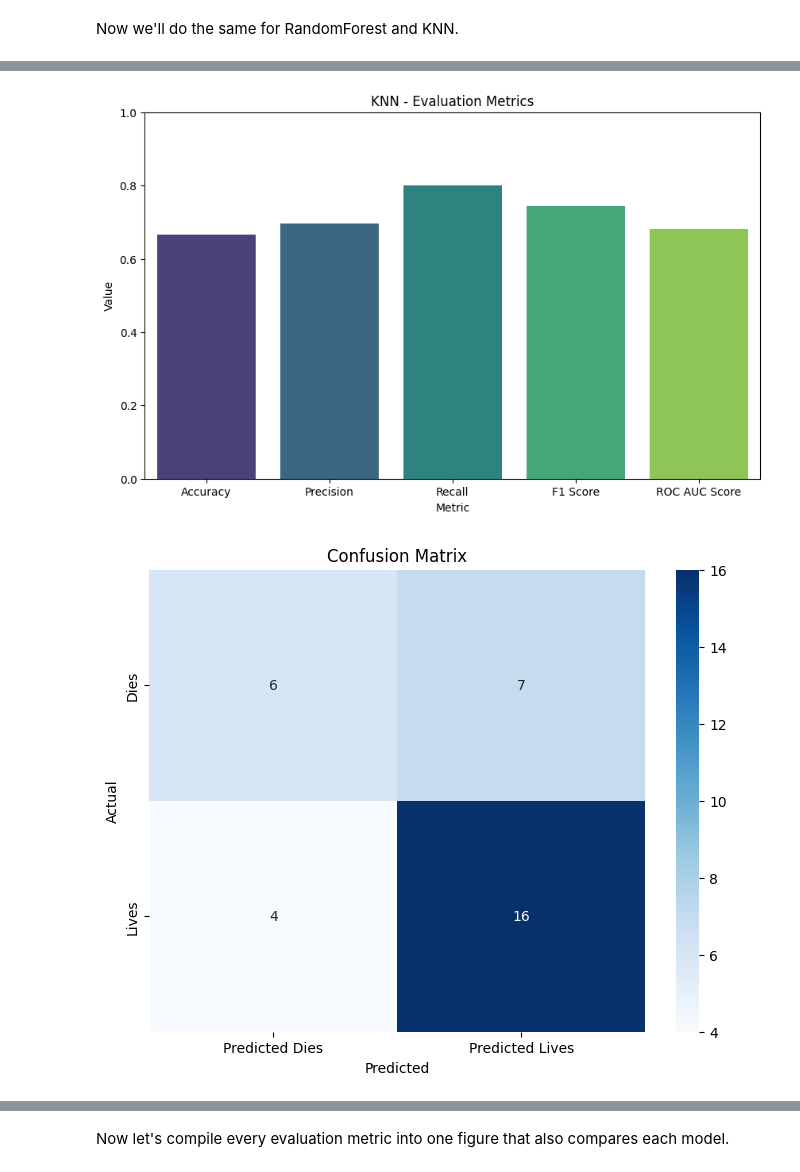
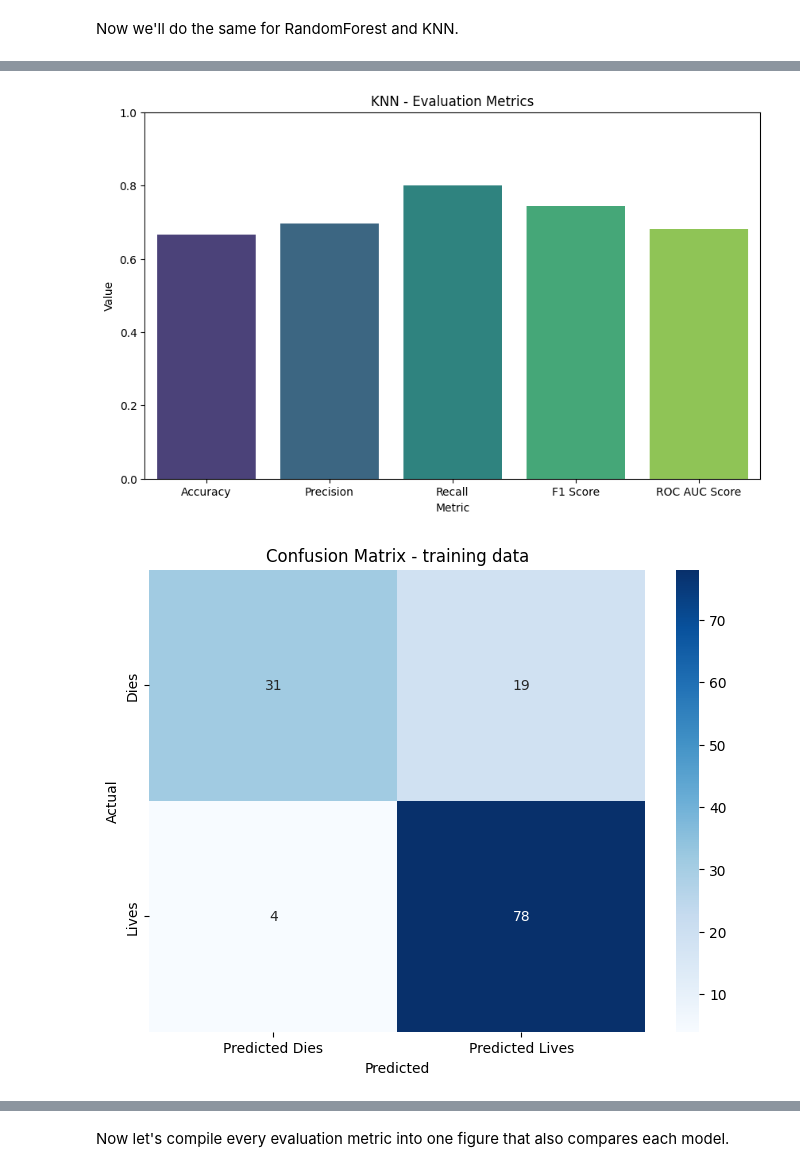
Before and after one commit to gabyru12/Data_science_project, a Jupyter notebook: assignment_notebook.ipynb, the cells around one changed output, grey strips where cells are left out. Cells and saved outputs as stored; diff of their text form; code cells hidden in the pictures.

```diff
--- a/assignment_notebook.ipynb
+++ b/assignment_notebook.ipynb
@@ -1246,34 +1268,44 @@ metrics_df = pd.DataFrame(metrics.items(), columns=['Metric', 'Value'])
 plt.figure(figsize=(10, 6))
 sb.barplot(x='Metric', y='Value', data=metrics_df, palette='viridis')
 plt.ylim(0, 1)
 plt.title('KNN - Evaluation Metrics')
 plt.ylabel('Value')
 plt.show()
 
-# Plot confusion matrix using seaborn
-conf_matrix_df = pd.DataFrame(conf_matrix, index=['Dies', 'Lives'], columns=['Predicted Dies', 'Predicted Lives'])
+# Plot confusion matrix for the training data using seaborn
+conf_matrix_df = pd.DataFrame(confusion_matrix(y_train, best_model.predict(X_train)), index=['Dies', 'Lives'], columns=['Predicted Dies', 'Predicted Lives'])
 
 plt.figure(figsize=(8, 6))
 sb.heatmap(conf_matrix_df, annot=True, fmt='d', cmap='Blues')
-plt.title('Confusion Matrix')
+plt.title('Confusion Matrix - training data')
 plt.ylabel('Actual')
 plt.xlabel('Predicted')
 plt.show()
+
+# Plot confusion matrix for the testing data using seaborn
+conf_matrix_df = pd.DataFrame(confusion_matrix(y_test, y_pred_best), index=['Dies', 'Lives'], columns=['Predicted Dies', 'Predicted Lives'])
+
+plt.figure(figsize=(8, 6))
+sb.heatmap(conf_matrix_df, annot=True, fmt='d', cmap='Blues')
+plt.title('Confusion Matrix - testing data')
+plt.ylabel('Actual')
+plt.xlabel('Predicted')
+plt.show()
 # %% [output]
 Accuracy: 0.67
 Precision: 0.70
 Recall: 0.80
 F1 Score: 0.74
 ROC AUC Score: 0.68
 Confusion Matrix:
 [[ 6  7]
  [ 4 16]]
 Best parameters: {'classifier__n_neighbors': 9, 'classifier__p': 1, 'classifier__weights': 'distance'}
 Best cross-validated ROC AUC: 0.80
 Training set accuracy: 1.00
 Cross-validated ROC AUC: 0.77
 Mean training set ROC AUC (cross-validated): 1.00
 Mean test set ROC AUC (cross-validated): 0.77
 [figure]
 [figure]
-[figure, old version]
+[figure, new version]
```
Also changed, not shown: parts of 7 cells of this notebook.
